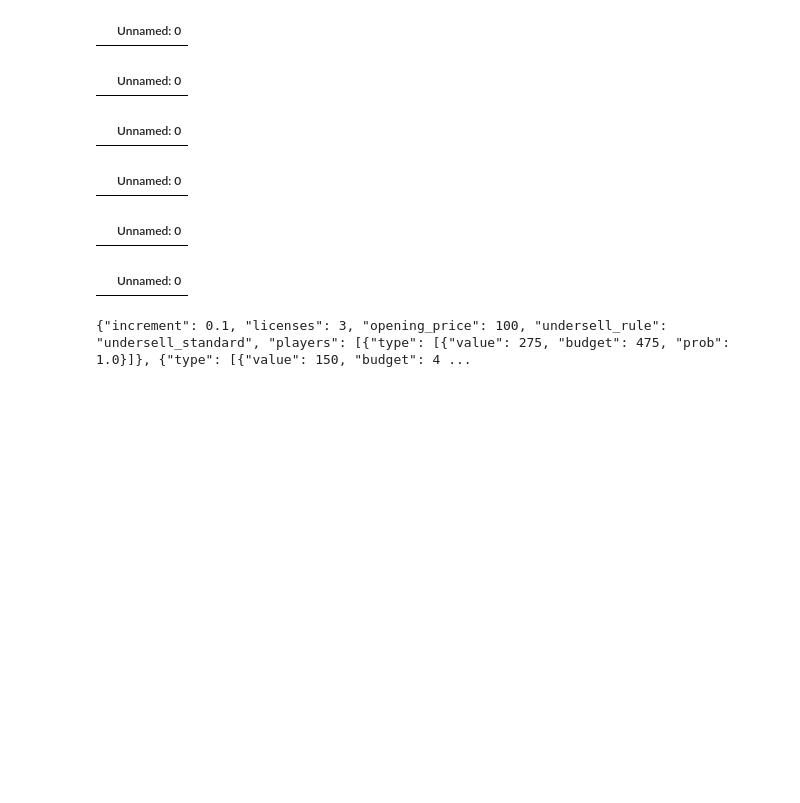
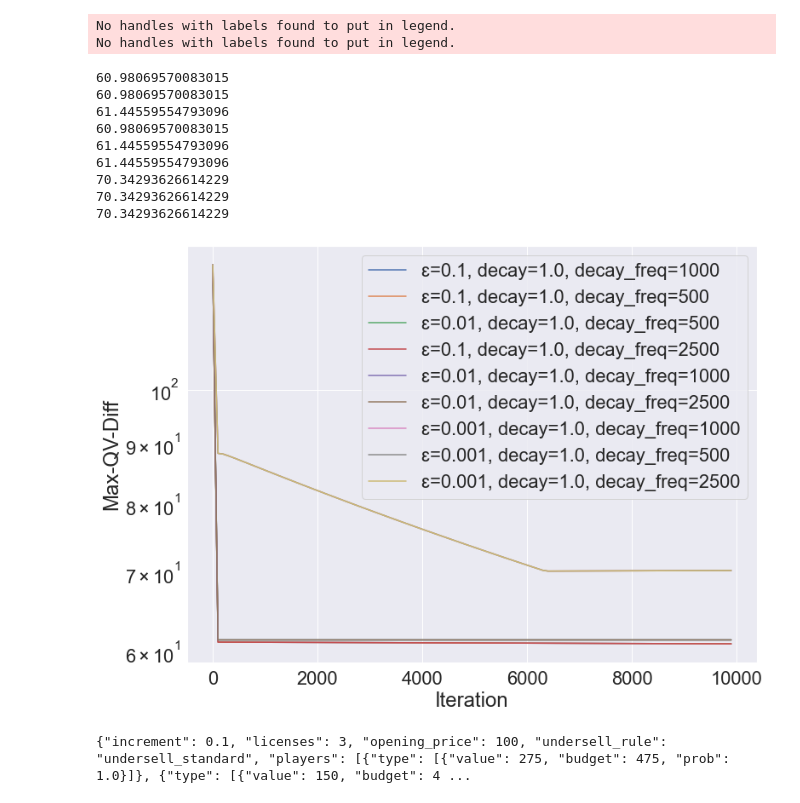
Before and after one commit to newmanne/open_spiel, a Jupyter notebook: open_spiel/python/examples/Analysis.ipynb, the cells around one changed output. Saved outputs shown, nothing was run; the diff lists cells and outputs as text; code cells hidden in the pictures; blank space fills up the shorter version.

```diff
--- a/open_spiel/python/examples/Analysis.ipynb
+++ b/open_spiel/python/examples/Analysis.ipynb
@@ -12,21 +14,42 @@ Populating the interactive namespace from numpy and matplotlib
 # %%
 # A database/webapp?
 
-BASE_DIR = '../../../../experiments/small/1/'
+BASE_DIR = '../../../../experiments/medium_no_decay/1/'
+plt.figure(figsize=(12,9))
+seen = set()
+
 for d in glob.glob(BASE_DIR + '*'):
     if not os.path.isdir(d):
         continue
     with open(f'{d}/solver.json', 'r') as f:
         solver_config = json.load(f)
     df = pd.read_csv(f'{d}/run_metrics.csv')
-    display(df)
+#    if 'ecfr' in d and solver_config['initial_eps'] not in seen:# and solver_config['decay_factor'] == 0.99:
+    if 'ecfr' in d and solver_config['initial_eps'] and solver_config['decay_factor'] == 1:
+        seen.add(solver_config['initial_eps'])
+#         label = f"ɛ={solver_config['initial_eps']}"
+        label = f"ɛ={solver_config['initial_eps']}, decay={solver_config['decay_factor']}, decay_freq={solver_config['decay_freq']}"
+        plt.plot(df['iteration'], df['max_qv_diff'], label=label)
+        print(df.iloc[-1]['max_qv_diff'])
+    plt.xlabel('Iteration')
+    plt.ylabel('Max-QV-Diff')
+    plt.semilogy()
+    plt.legend()
+
+plt.savefig('ecfr.png', dpi=300)
 # %% [output]
-|  | Unnamed: 0 |
-|  | Unnamed: 0 |
-|  | Unnamed: 0 |
-|  | Unnamed: 0 |
-|  | Unnamed: 0 |
-|  | Unnamed: 0 |
+No handles with labels found to put in legend.
+No handles with labels found to put in legend.
+60.98069570083015
+60.98069570083015
+61.44559554793096
+60.98069570083015
+61.44559554793096
+61.44559554793096
+70.34293626614229
+70.34293626614229
+70.34293626614229
+[figure, added]
 # %%
 f = './cc/cfr/1/cfr_123'
 rs = f'{f}/reduced_strategy.csv'
```
Also changed, not shown: parts of 3 cells of this notebook, 1 other file.
